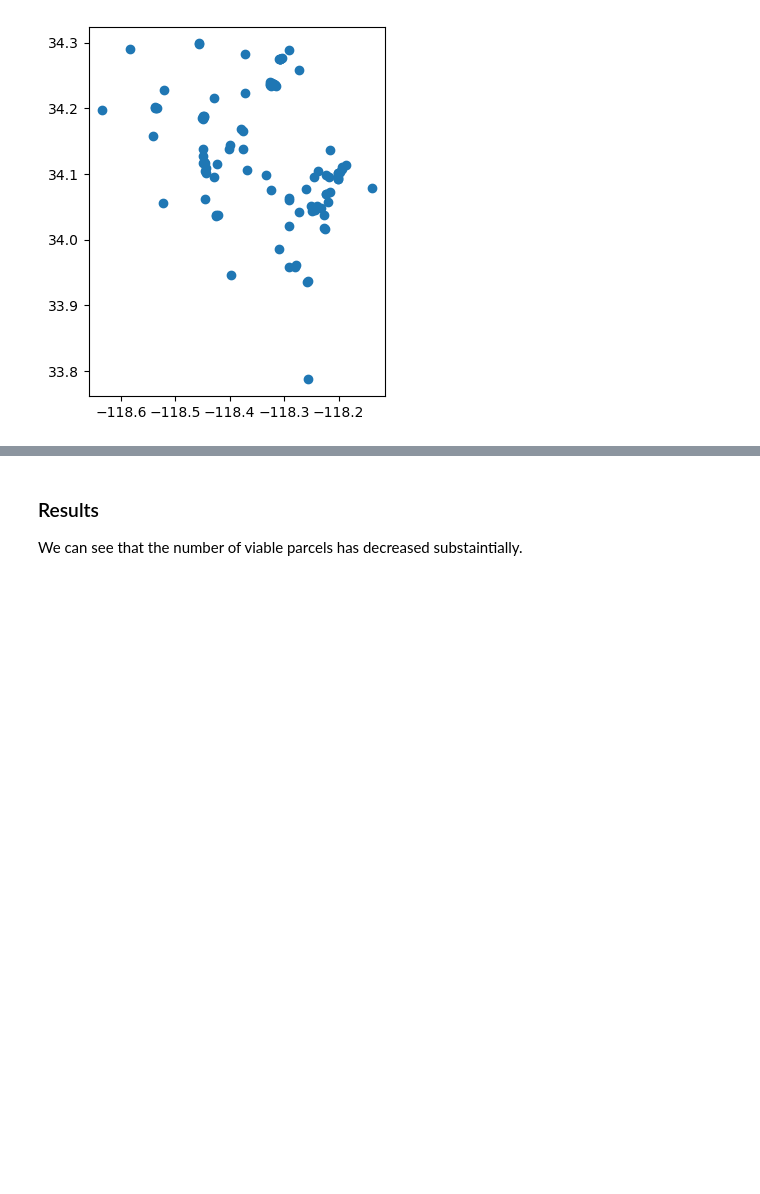
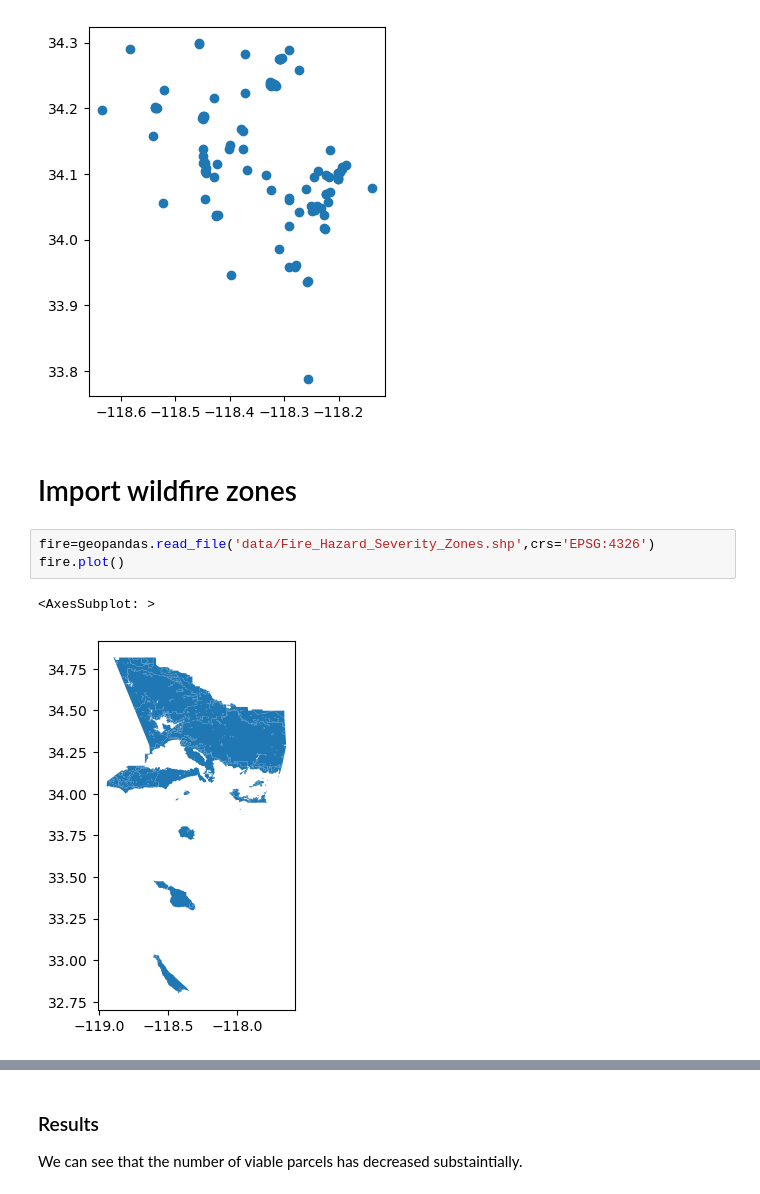
Before and after one commit to cengelh1/FairHousing, a Jupyter notebook: Week 9/Chase/VacantLand.ipynb, the cells around one changed output, grey strips where cells are left out. Drawn from its saved outputs; the diff is of its cells as text; blank space fills up the shorter version.

```diff
--- a/Week 9/Chase/VacantLand.ipynb
+++ b/Week 9/Chase/VacantLand.ipynb
@@ -99,3 +103,11 @@ punits.plot()
 # %% [output]
 <AxesSubplot: >
 [figure]
+# %% [markdown]
+# Import wildfire zones
+# %%
+fire=geopandas.read_file('data/Fire_Hazard_Severity_Zones.shp',crs='EPSG:4326')
+fire.plot()
+# %% [output]
+<AxesSubplot: >
+[figure, added]
```
Also changed, not shown: parts of 12 cells of this notebook, 2 other files.
